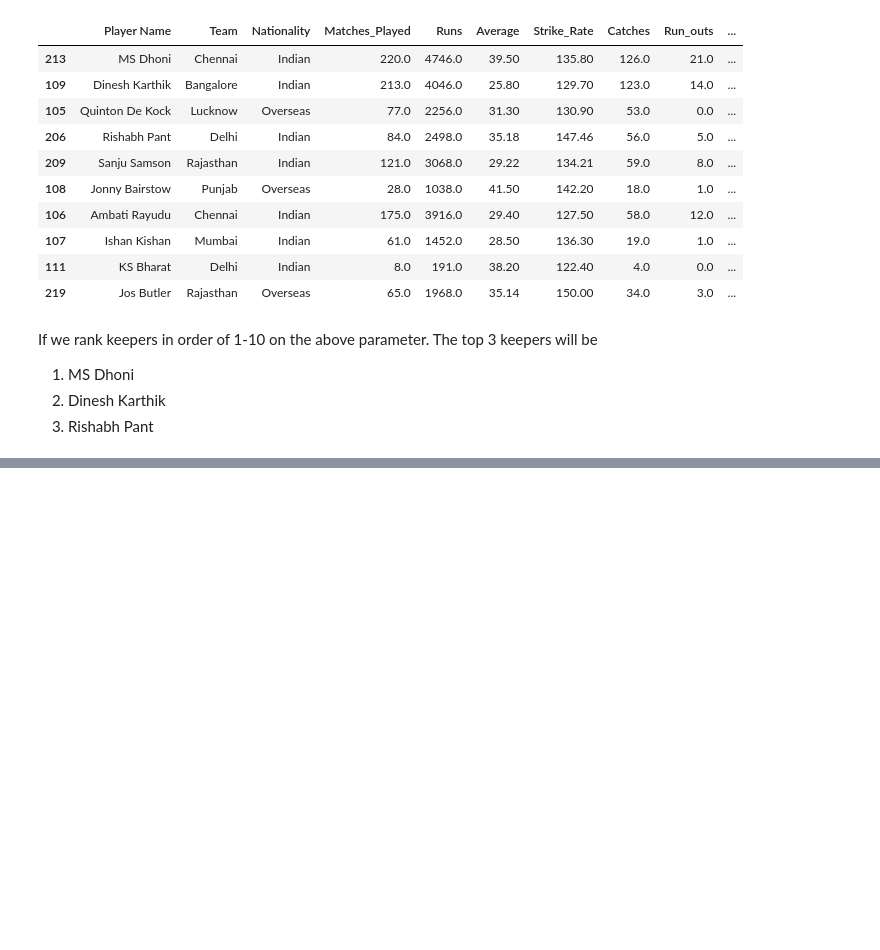
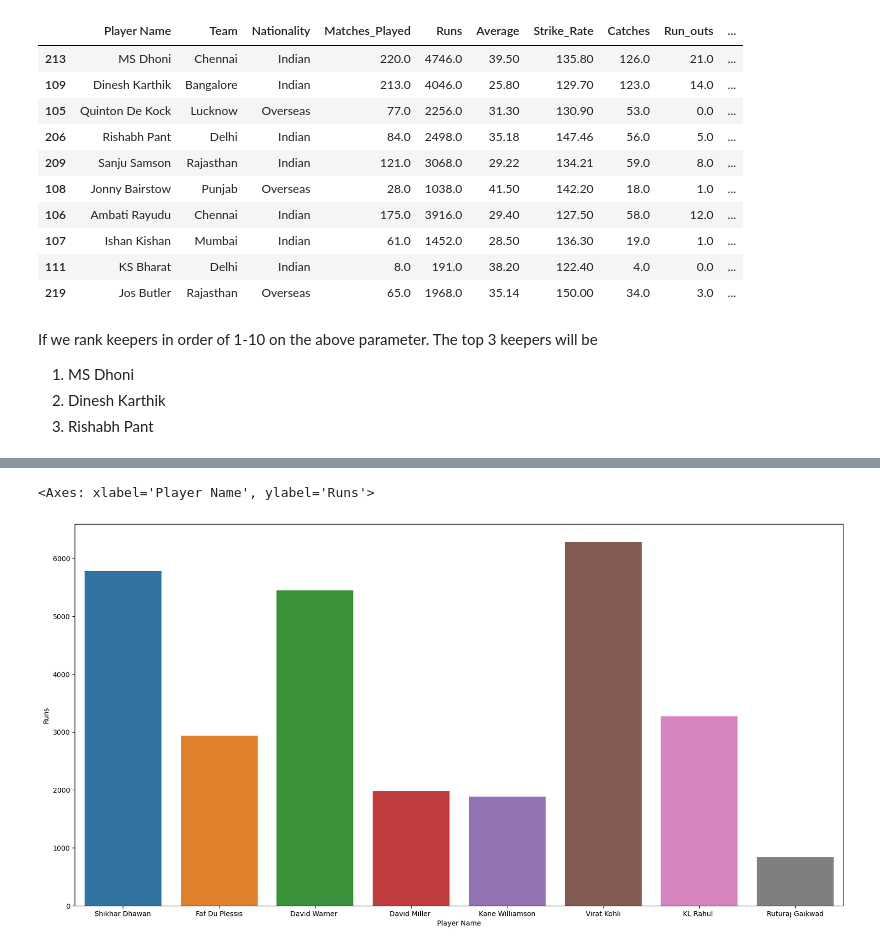
Before and after one commit to MadhavMishra1607/IPL_Cricket_Data_Analysis, a Jupyter notebook: IPL_Data_Analysis.ipynb, the cells around one changed output, grey strips where cells are left out. Drawn from its saved outputs; the diff is of its cells as text; code cells hidden in the pictures; blank space fills up the shorter version.

```diff
--- a/IPL_Data_Analysis.ipynb
+++ b/IPL_Data_Analysis.ipynb
@@ -630,0 +643,7 @@ If we rank keepers in order of 1-10 on the above parameter. The top 3 keepers wi
+# %%
+#the plot shows each of the top batter runs.
+plt.figure(figsize=(20,10))
+sns.barplot(x='Player Name', y='Runs', data=top_batters)
+# %% [output]
+<Axes: xlabel='Player Name', ylabel='Runs'>
+[figure, added]
```
Also changed, not shown: parts of 2 cells of this notebook.
